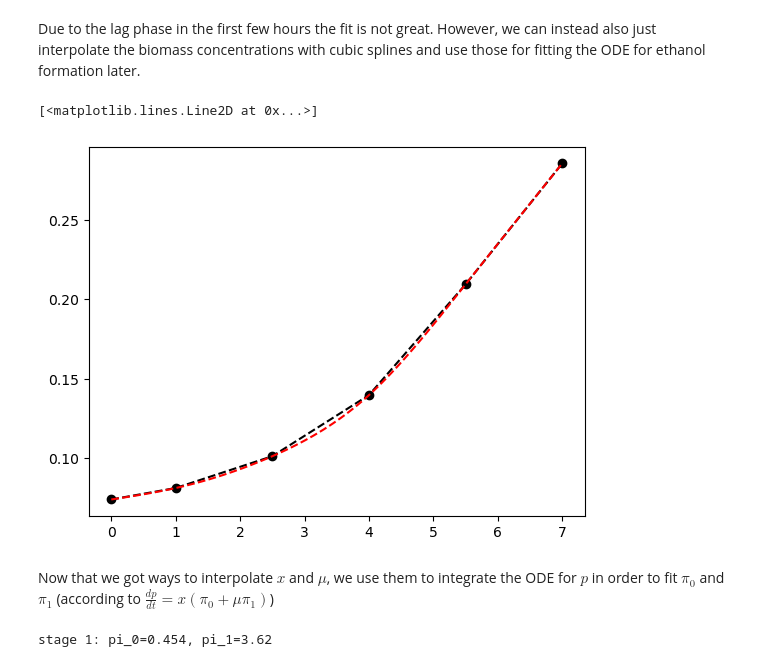
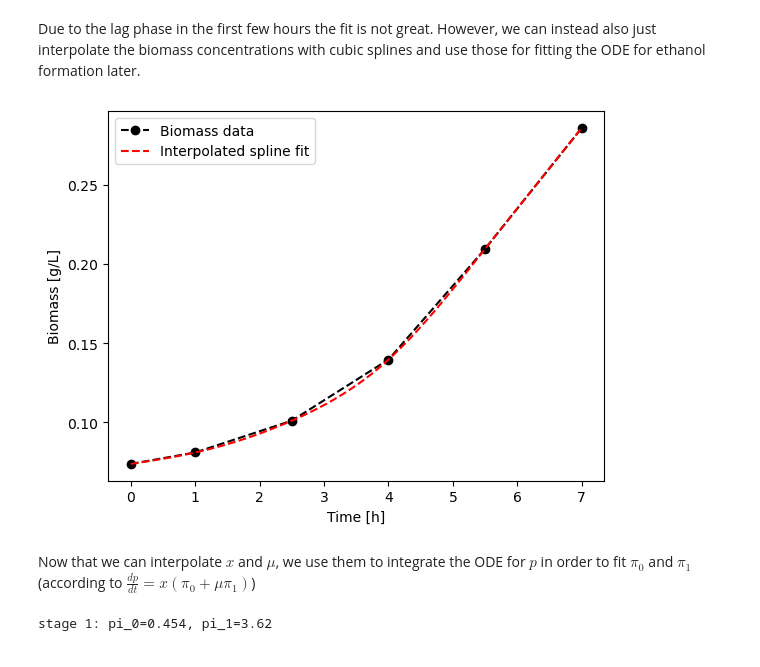
Before and after one commit to julibeg/FedBatchDesigner, a Jupyter notebook: case-studies/ethanol-atp-wasting/fit-parameters.ipynb, the cells around one changed output. Drawn from its saved outputs; the diff is of its cells as text; code cells hidden in the pictures.

```diff
--- a/case-studies/ethanol-atp-wasting/fit-parameters.ipynb
+++ b/case-studies/ethanol-atp-wasting/fit-parameters.ipynb
@@ -72,20 +82,23 @@ Due to the lag phase in the first few hours the fit is not great. However, we ca
 # %%
 # interpolate growth with cubic splines
 x_cs = scipy.interpolate.CubicSpline(df.index, df["x"], bc_type="natural")
 # let's also get the first derivative of the spline (we can use this later to calculate
 # mu at any point in time)
 x_cs_d1 = x_cs.derivative(1)
 
 # let's visualize the interpolation
 x_interp = x_cs(t_interp)
 
-plt.plot(df.index, df["x"], "ko--")
-plt.plot(t_interp, x_interp, "r--")
+plt.plot(df.index, df["x"], "ko--", label="Biomass data")
+plt.plot(t_interp, x_interp, "r--", label="Interpolated spline fit")
+plt.ylabel("Biomass [g/L]")
+plt.xlabel("Time [h]")
+plt.legend()
+plt.show()
 # %% [output]
-[<matplotlib.lines.Line2D at 0x...>]
-[figure, old version]
+[figure, new version]
 # %% [markdown]
-Now that we got ways to interpolate $x$ and $\mu$, we use them to integrate the ODE for $p$ in order to fit $\pi_0$ and $\pi_1$ (according to $\frac{dp}{dt} = x (\pi_0 + \mu \pi_1)$)
+Now that we can interpolate $x$ and $\mu$, we use them to integrate the ODE for $p$ in order to fit $\pi_0$ and $\pi_1$ (according to $\frac{dp}{dt} = x (\pi_0 + \mu \pi_1)$)
 # %%
 def predict_p(t, pi_0, pi_1, p0=0):
     # define an ODE for the ethanol concentration
```
Also changed, not shown: parts of 7 cells of this notebook.
